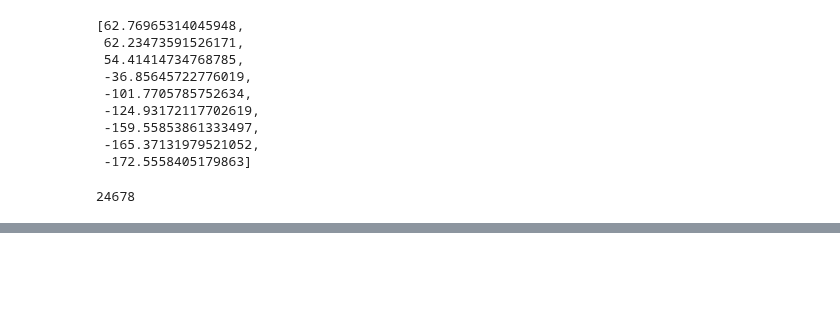
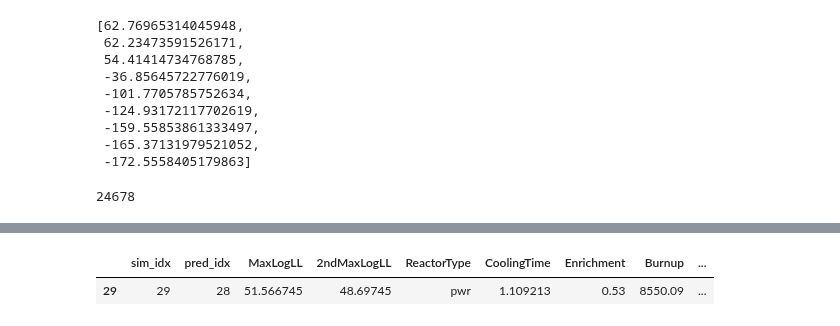
Before and after one commit to opotowsky/like-me-fuel, a Jupyter notebook: jupyter_notebooks/htc_mll_results.ipynb, the cells around one changed output, grey strips where cells are left out. Drawn from its saved outputs; the diff is of its cells as text; code cells hidden in the pictures; blank space fills up the shorter version.

```diff
--- a/jupyter_notebooks/htc_mll_results.ipynb
+++ b/jupyter_notebooks/htc_mll_results.ipynb
@@ -183,0 +196,10 @@ plot_cdfs(3428, 'Tamu', 0.97)
+# %%
+sim_idx = 29
+df = dfs['dfTamu0']
+lbls = ['ReactorType', 'CoolingTime', 'Enrichment', 'Burnup', 'OrigenReactor']
+pred_lbls = ['pred_' + lbl for lbl in lbls]
+lls = ['sim_idx', 'pred_idx', 'MaxLogLL', '2ndMaxLogLL']
+df.loc[df.index == sim_idx, lls + lbls + pred_lbls]
+# %% [output]
+|  | sim_idx | pred_idx | MaxLogLL | 2ndMaxLogLL | ReactorType | CoolingTime | Enrichment | Burnup | ... |
+| 29 | 29 | 28 | 51.566745 | 48.69745 | pwr | 1.109213 | 0.53 | 8550.09 | ... |
```
Also changed, not shown: parts of 10 cells of this notebook, 1 other file.
